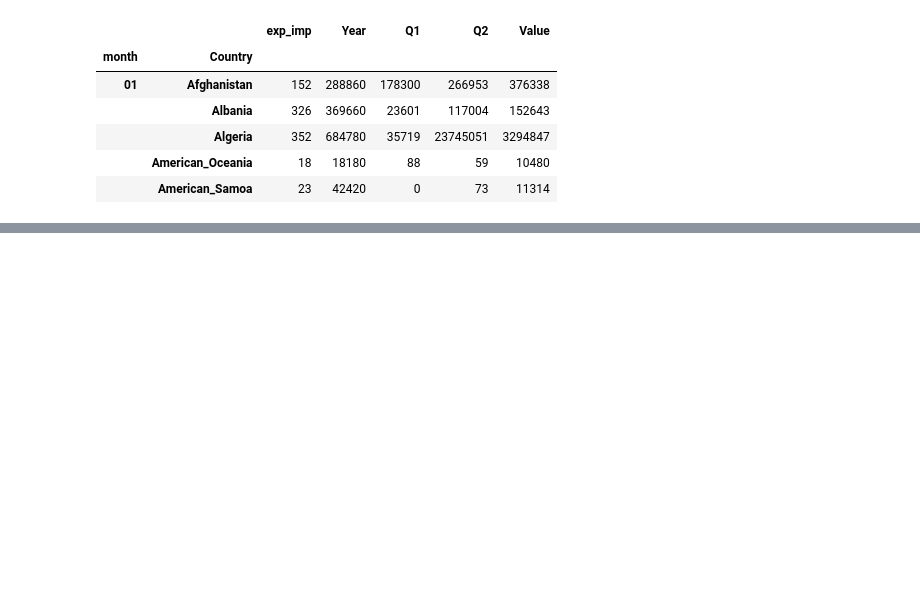
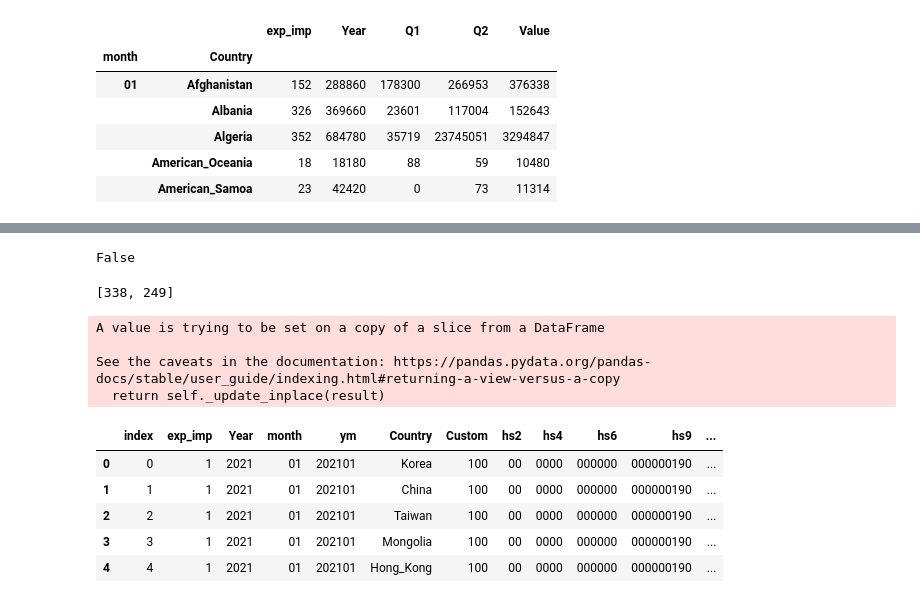
Before and after one commit to kandalkarankita/Lightgbm_PP22_T615, a Jupyter notebook: Stage_B_Project.ipynb, the cells around one changed output, grey strips where cells are left out. Drawn from its saved outputs; the diff is of its cells as text; code cells hidden in the pictures; blank space fills up the shorter version.

```diff
--- a/Stage_B_Project.ipynb
+++ b/Stage_B_Project.ipynb
@@ -209,0 +293,25 @@ pd.DataFrame( df_custom_2020.groupby(['month','Country']).sum() ).head()
+# %%
+df_custom_2021.duplicated().any()
+# %% [output]
+False
+# %%
+unknown_countries = [country for country in df_custom_2021['Country'].unique() if country not in code_to_name]
+print(unknown_countries)
+# %% [output]
+[338, 249]
+# %%
+df_custom_2021 = df_custom_2021[ df_custom_2021['Country'].isin(unknown_countries)==False ]
+# %%
+df_custom_2021['Country'].replace(code_to_name, inplace=True)
+df_custom_2021.head()
+# %% [output]
+A value is trying to be set on a copy of a slice from a DataFrame
+
+See the caveats in the documentation: https://pandas.pydata.org/pandas-docs/stable/user_guide/indexing.html#returning-a-view-versus-a-copy
+  return self._update_inplace(result)
+|  | index | exp_imp | Year | month | ym | Country | Custom | hs2 | hs4 | hs6 | hs9 | ... |
+| 0 | 0 | 1 | 2021 | 01 | 202101 | Korea | 100 | 00 | 0000 | 000000 | 000000190 | ... |
+| 1 | 1 | 1 | 2021 | 01 | 202101 | China | 100 | 00 | 0000 | 000000 | 000000190 | ... |
+| 2 | 2 | 1 | 2021 | 01 | 202101 | Taiwan | 100 | 00 | 0000 | 000000 | 000000190 | ... |
+| 3 | 3 | 1 | 2021 | 01 | 202101 | Mongolia | 100 | 00 | 0000 | 000000 | 000000190 | ... |
+| 4 | 4 | 1 | 2021 | 01 | 202101 | Hong_Kong | 100 | 00 | 0000 | 000000 | 000000190 | ... |
```
Also changed, not shown: parts of 10 cells of this notebook.
